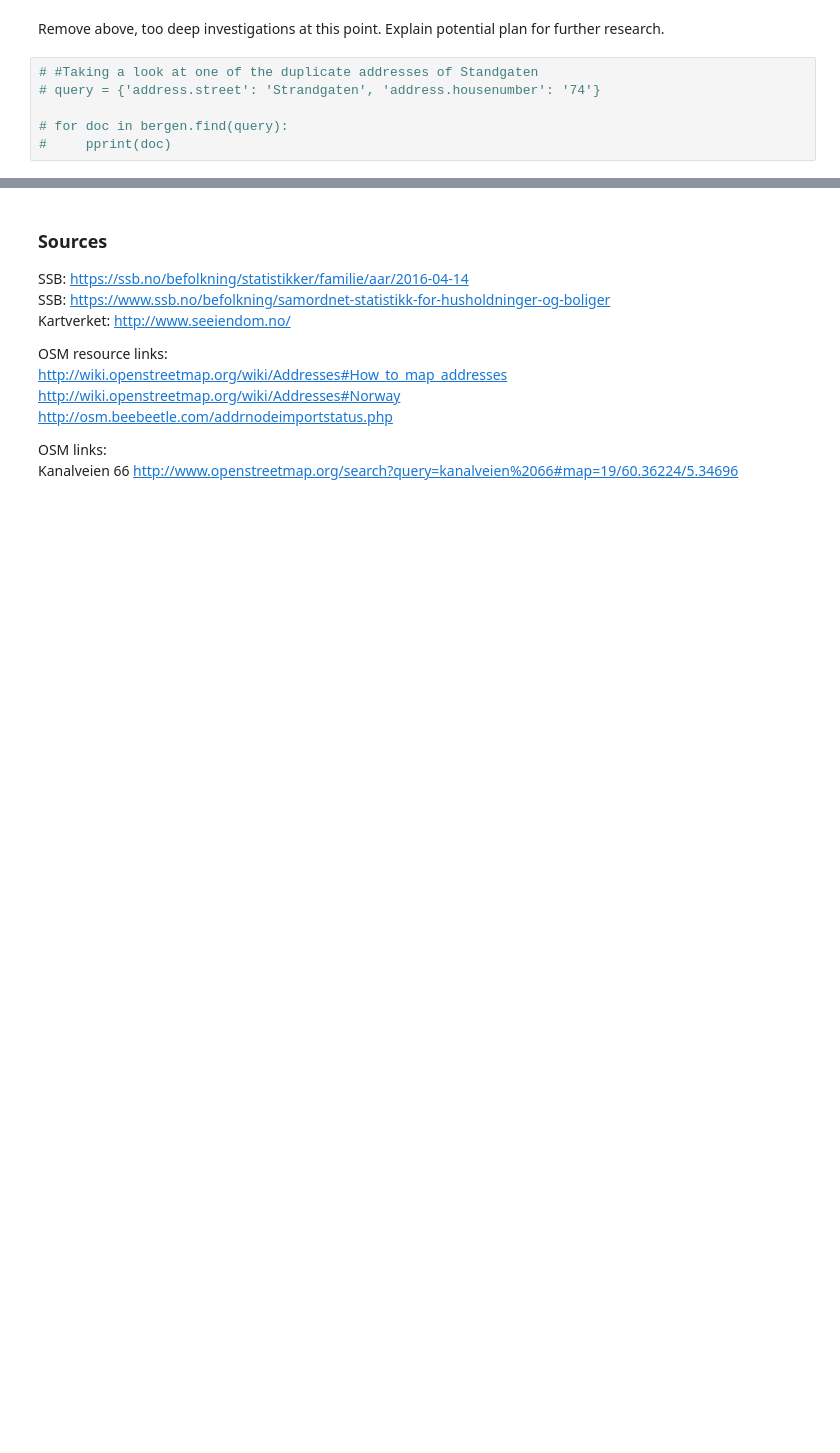
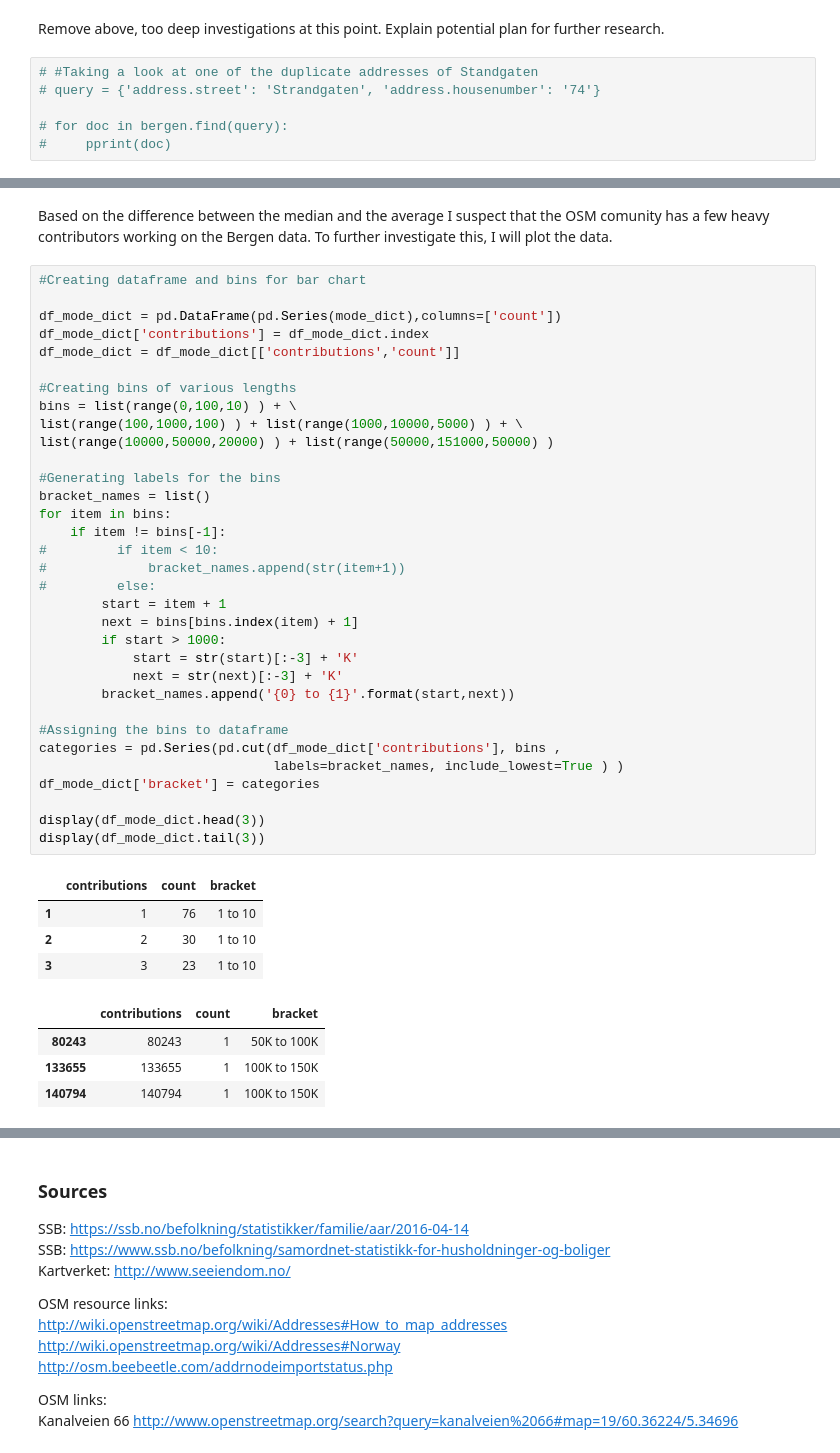
Before and after one commit to gisledb/udacity_nanodegree, a Jupyter notebook: ipython_notebooks/p3/osm_analysis.ipynb, the cells around one changed output, grey strips where cells are left out. Cells and saved outputs as stored; diff of their text form; blank space fills up the shorter version.

```diff
--- a/ipython_notebooks/p3/osm_analysis.ipynb
+++ b/ipython_notebooks/p3/osm_analysis.ipynb
@@ -525,0 +633,44 @@ According to the [OSM wiki](http://wiki.openstreetmap.org/wiki/Addresses#How_to_
+# %% [markdown]
+Based on the difference between the median and the average I suspect that the OSM comunity has a few heavy contributors working on the Bergen data. To further investigate this, I will plot the data.
+# %%
+#Creating dataframe and bins for bar chart
+
+df_mode_dict = pd.DataFrame(pd.Series(mode_dict),columns=['count'])
+df_mode_dict['contributions'] = df_mode_dict.index
+df_mode_dict = df_mode_dict[['contributions','count']]
+
+#Creating bins of various lengths
+bins = list(range(0,100,10) ) + \
+list(range(100,1000,100) ) + list(range(1000,10000,5000) ) + \
+list(range(10000,50000,20000) ) + list(range(50000,151000,50000) )
+
+#Generating labels for the bins
+bracket_names = list()
+for item in bins:
+    if item != bins[-1]:
+#         if item < 10:
+#             bracket_names.append(str(item+1))
+#         else:
+        start = item + 1
+        next = bins[bins.index(item) + 1]
+        if start > 1000:
+            start = str(start)[:-3] + 'K'
+            next = str(next)[:-3] + 'K'
+        bracket_names.append('{0} to {1}'.format(start,next))
+
+#Assigning the bins to dataframe
+categories = pd.Series(pd.cut(df_mode_dict['contributions'], bins ,
+                              labels=bracket_names, include_lowest=True ) )
+df_mode_dict['bracket'] = categories
+
+display(df_mode_dict.head(3))
+display(df_mode_dict.tail(3))
+# %% [output]
+|  | contributions | count | bracket |
+| 1 | 1 | 76 | 1 to 10 |
+| 2 | 2 | 30 | 1 to 10 |
+| 3 | 3 | 23 | 1 to 10 |
+|  | contributions | count | bracket |
+| 80243 | 80243 | 1 | 50K to 100K |
+| 133655 | 133655 | 1 | 100K to 150K |
+| 140794 | 140794 | 1 | 100K to 150K |
```
Also changed, not shown: parts of 21 cells of this notebook, 2 other files.
